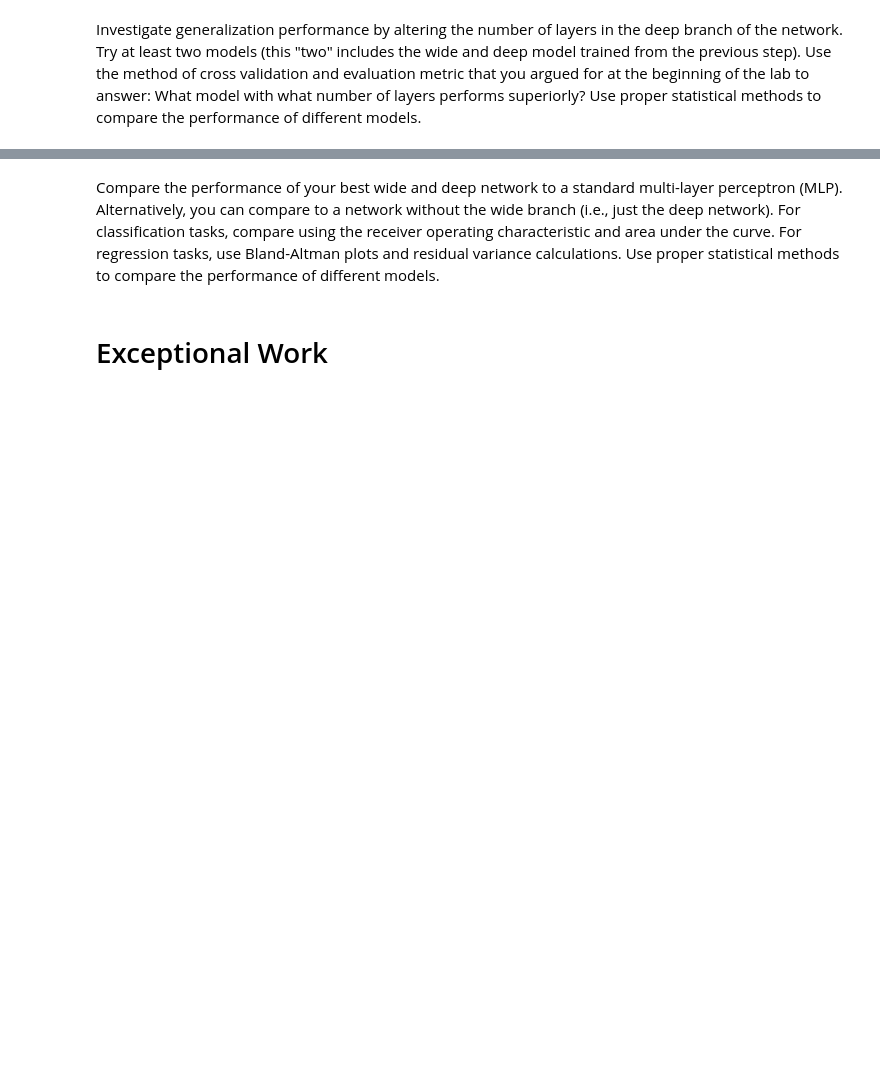
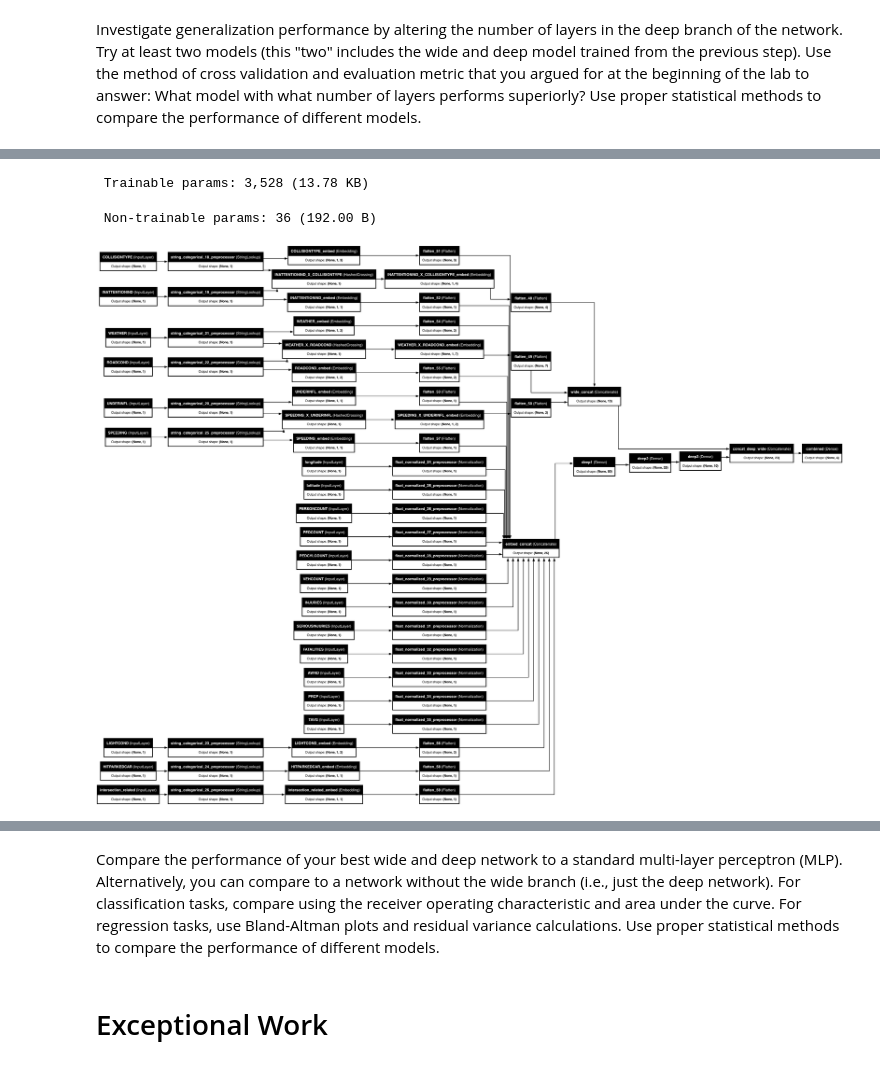
Before and after one commit to JocelynRupp/ML-Lab-5, a Jupyter notebook: Lab5.ipynb, the cells around one changed output, grey strips where cells are left out. Saved outputs shown, nothing was run; the diff lists cells and outputs as text; code cells hidden in the pictures; blank space fills up the shorter version.

Commit message:
modeling of first of three models for the firts 2 bullet point

```diff
--- a/Lab5.ipynb
+++ b/Lab5.ipynb
@@ -64,14 +72,13 @@ print(df.columns)
 unnecessary_columns = ['Unnamed: 0', 'SPDCASENO', 'DATE', 'TIME']
 df.drop(unnecessary_columns, axis=1, errors='ignore', inplace=True)
 
-# Standardize numeric variables
-scaler = StandardScaler()
-numeric_cols = ['longitude', 'latitude', 'PERSONCOUNT', 'PEDCOUNT', 'PEDCYLCOUNT', 'VEHCOUNT',
-                'INJURIES', 'SERIOUSINJURIES', 'FATALITIES', 'AWND', 'PRCP', 'TAVG']
-df[numeric_cols] = scaler.fit_transform(df[numeric_cols])
+bool_cols = ["INATTENTIONIND", "UNDERINFL", "SPEEDING", "HITPARKEDCAR", "intersection_related", "LIGHTCOND"]
+df[bool_cols] = df[bool_cols].astype(str)
 
 # Determine variable types and describe the final dataset
 variable_types = {}
+numeric_cols = ['longitude', 'latitude', 'PERSONCOUNT', 'PEDCOUNT', 'PEDCYLCOUNT', 'VEHCOUNT',
+                'INJURIES', 'SERIOUSINJURIES', 'FATALITIES', 'AWND', 'PRCP', 'TAVG']
 for col in df.columns:
     if col in numeric_cols:
         variable_types[col] = 'Numeric'
@@ -224,2 +269,70 @@ KeyError: 'SEVERITYCODE'
 # %% [markdown]
 Investigate generalization performance by altering the number of layers in the deep branch of the network. Try at least two models (this "two" includes the wide and deep model trained from the previous step). Use the method of cross validation and evaluation metric that you argued for at the beginning of the lab to answer: What model with what number of layers performs superiorly? Use proper statistical methods to compare the performance of different models.
+# %%
+from tensorflow.keras.layers import Dense, Activation, Input
+from tensorflow.keras.layers import Embedding, Concatenate, Flatten
+from tensorflow.keras.models import Model
+from tensorflow.keras.utils import plot_model
+
+numeric_headers = list(filter(lambda x: variable_types[x] == "Numeric", variable_types.keys()))
+categorical_headers = list(filter(lambda x: variable_types[x] == "Categorical" and x != "SEVERITYCODE", variable_types.keys()))
+# %%
+dict_inputs = feature_space.get_inputs() # need to use unprocessed features here, to gain access to each output
+
+# we need to create separate lists for each branch
+crossed_outputs = []
+
+# for each crossed variable, make an embedding
+for col in feature_space.crossers.keys():
+
+    x = setup_embedding_from_crossing(feature_space, col)
+
+    # save these outputs in list to concatenate later
+    crossed_outputs.append(x)
+
+
+# now concatenate the outputs and add a fully connected layer
+wide_branch = Concatenate(name='wide_concat')(crossed_outputs)
+
+# reset this input branch
+all_deep_branch_outputs = []
+
+# for each numeric variable, just add it in after embedding
+for idx,col in enumerate(numeric_headers):
+    x = feature_space.preprocessors[col].output
+    # x = tf.cast(x,float) # cast an integer as a float here
+    all_deep_branch_outputs.append(x)
+
+# for each categorical variable
+for col in categorical_headers:
+
+    # get the output tensor from ebedding layer
+    x = setup_embedding_from_categorical(feature_space, col)
+
+    # save these outputs in list to concatenate later
+    all_deep_branch_outputs.append(x)
+
+
+# merge the deep branches together
+deep_branch = Concatenate(name='embed_concat')(all_deep_branch_outputs)
+deep_branch = Dense(units=50,activation='relu', name='deep1')(deep_branch)
+deep_branch = Dense(units=25,activation='relu', name='deep2')(deep_branch)
+deep_branch = Dense(units=10,activation='relu', name='deep3')(deep_branch)
+
+# merge the deep and wide branch
+final_branch = Concatenate(name='concat_deep_wide')([deep_branch, wide_branch])
+final_branch = Dense(units=4,activation='softmax',
+                     name='combined')(final_branch)
+
+training_model = keras.Model(inputs=dict_inputs, outputs=final_branch)
+training_model.compile(
+    optimizer="adam", loss="categorical_crossentropy", metrics=["accuracy"]
+)
+
+training_model.summary()
+
+plot_model(
+    training_model, to_file='model.png', show_shapes=True, show_layer_names=True,
+    rankdir='LR', expand_nested=False, dpi=96
+)
+# %% [output]
@@ -225,0 +358,3 @@ Investigate generalization performance by altering the number of layers in the d
+ Trainable params: 3,528 (13.78 KB)
+ Non-trainable params: 36 (192.00 B)
+[figure, added]
```
Also changed, not shown: parts of 17 cells of this notebook, 1 other file.
